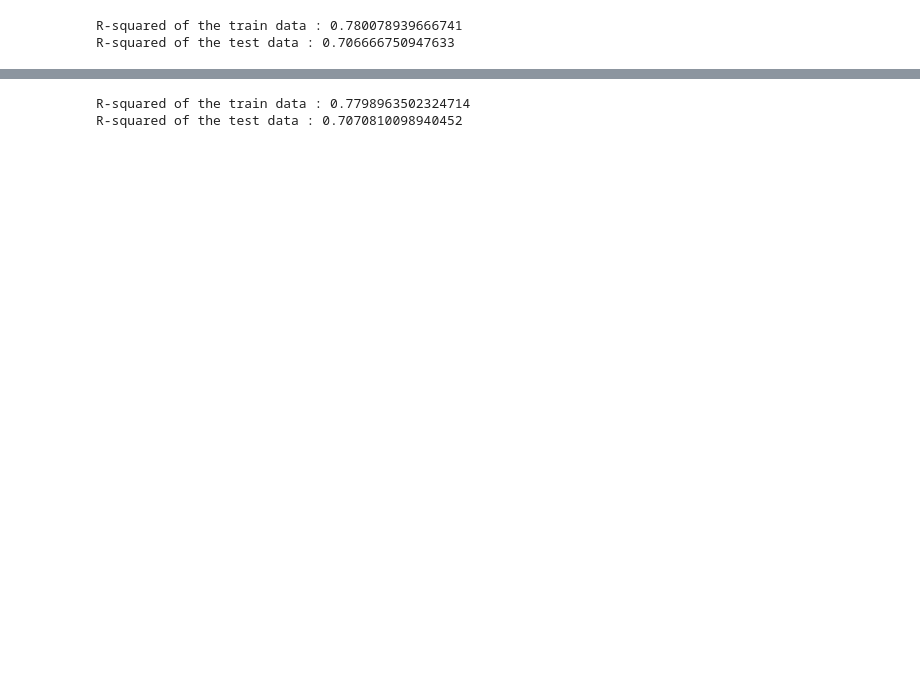
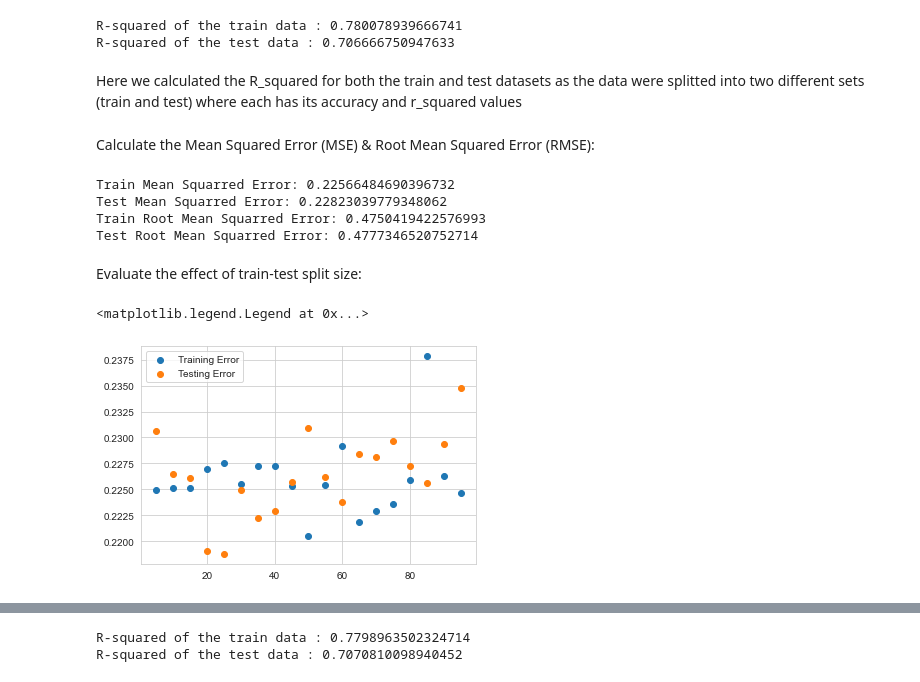
Before and after one commit to faith444/Kings-County-Housing-Prediction-Model, a Jupyter notebook: MLR.ipynb, the cells around one changed output, grey strips where cells are left out. Saved outputs shown, nothing was run; the diff lists cells and outputs as text; code cells hidden in the pictures; blank space fills up the shorter version.

```diff
--- a/MLR.ipynb
+++ b/MLR.ipynb
@@ -522,11 +528,14 @@ from sklearn.metrics import r2_score
 model = LinearRegression()
 model.fit(X_train, y_train)
 
-y_pred = model.predict(X_test)
+y_pred_train = model.predict(X_train)
+y_pred_test = model.predict(X_test)
 
 print ("R-squared of the train data :", results.rsquared)
 
-print ('R-squared of the test data :', r2_score(y_pred, y_test))
+print ('R-squared of the test data :', r2_score(y_pred_test, y_test))
 # %% [output]
 R-squared of the train data : 0.780078939666741
 R-squared of the test data : 0.706666750947633
+# %% [markdown]
+Here we calculated the R_squared for both the train and test datasets as the data were splitted into two different sets (train and test) where each has its accuracy and r_squared values
@@ -532,0 +545,44 @@ R-squared of the test data : 0.706666750947633
+# %% [markdown]
+Calculate the Mean Squared Error (MSE) & Root Mean Squared Error (RMSE):
+# %%
+# Import mean_squared_error from sklearn.metrics
+
+from sklearn.metrics import mean_squared_error
+
+# Calculate training and test MSE
+
+train_mse = mean_squared_error(y_train, y_pred_train)
+test_mse = mean_squared_error(y_test, y_pred_test)
+train_rmse = mean_squared_error(y_train, y_pred_train, squared=False)
+test_rmse = mean_squared_error(y_test, y_pred_test, squared=False)
+print('Train Mean Squarred Error:', train_mse)
+print('Test Mean Squarred Error:', test_mse)
+print('Train Root Mean Squarred Error:', train_rmse)
+print('Test Root Mean Squarred Error:', test_rmse)
+# %% [output]
+Train Mean Squarred Error: 0.22566484690396732
+Test Mean Squarred Error: 0.22823039779348062
+Train Root Mean Squarred Error: 0.4750419422576993
+Test Root Mean Squarred Error: 0.4777346520752714
+# %% [markdown]
+Evaluate the effect of train-test split size:
+# %%
+import random
+random.seed(110)
+
+train_err = []
+test_err = []
+t_sizes = list(range(5,100,5))
+for t_size in t_sizes:
+    X_train, X_test, y_train, y_test = train_test_split(X_fin, y_preprocessed, test_size=t_size/100)
+    model.fit(X_train, y_train)
+    y_pred_train = model.predict(X_train)
+    y_pred_test = model.predict(X_test)
+    train_err.append(mean_squared_error(y_train, y_pred_train))
+    test_err.append(mean_squared_error(y_test, y_pred_test))
+plt.scatter(t_sizes, train_err, label='Training Error')
+plt.scatter(t_sizes, test_err, label='Testing Error')
+plt.legend()
+# %% [output]
+<matplotlib.legend.Legend at 0x...>
+[figure, added]
```
Also changed, not shown: parts of 23 cells of this notebook, 1 other file.
